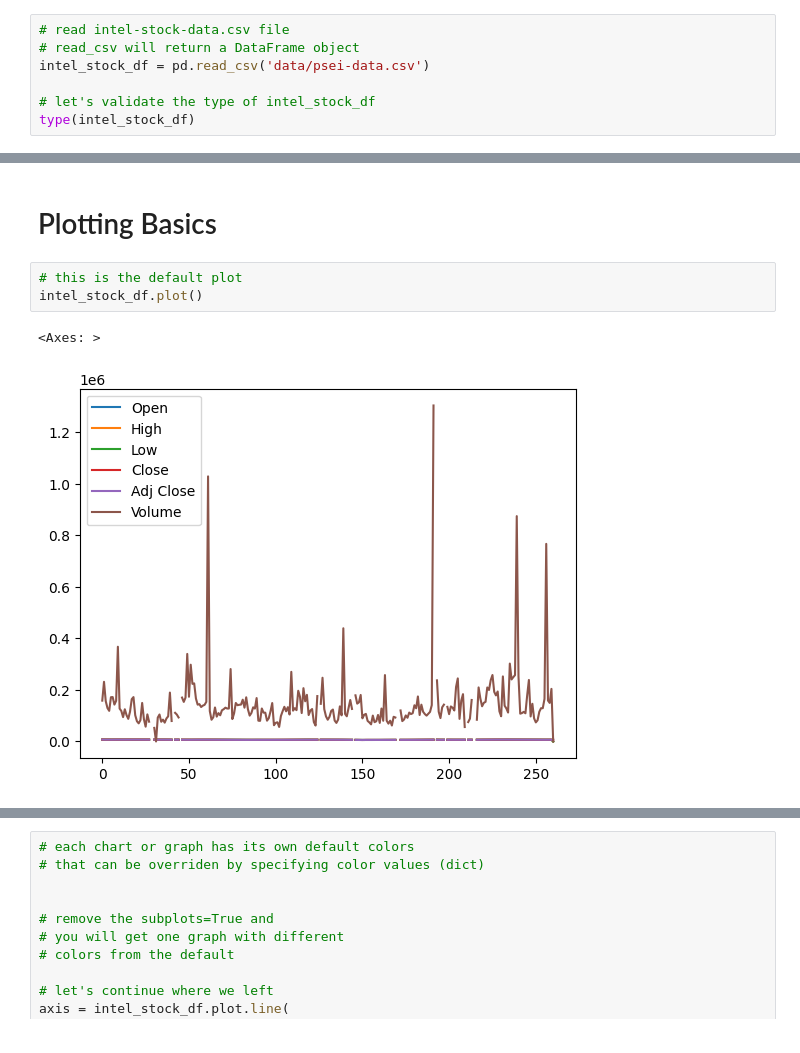
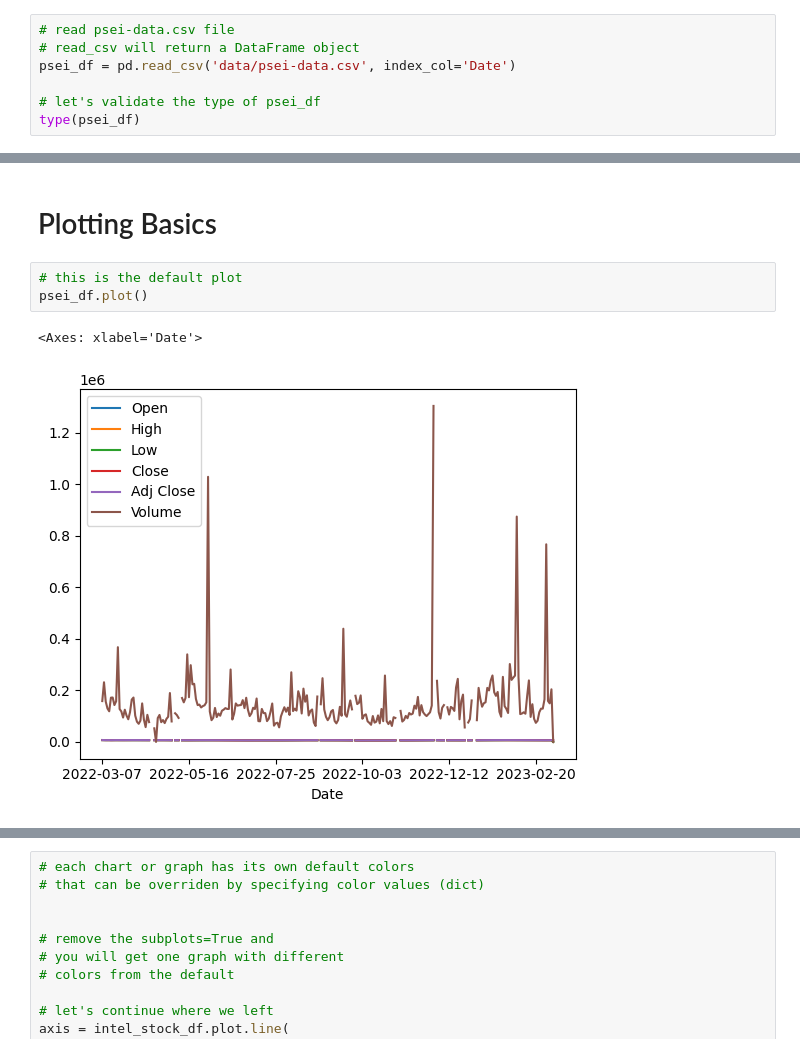
Before and after one commit to moisescujardo/python-projects, a Jupyter notebook: data-science-projects/learning_python_pandas_one_reading_data_and_simple_plots.ipynb, the cells around one changed output, grey strips where cells are left out. Cells and saved outputs as stored; diff of their text form.

```diff
--- a/data-science-projects/learning_python_pandas_one_reading_data_and_simple_plots.ipynb
+++ b/data-science-projects/learning_python_pandas_one_reading_data_and_simple_plots.ipynb
@@ -16,9 +12,9 @@ from matplotlib import pyplot as plt
 # %%
-# read intel-stock-data.csv file
+# read psei-data.csv file
 # read_csv will return a DataFrame object
-intel_stock_df = pd.read_csv('data/psei-data.csv')
+psei_df = pd.read_csv('data/psei-data.csv', index_col='Date')
 
-# let's validate the type of intel_stock_df
-type(intel_stock_df)
+# let's validate the type of psei_df
+type(psei_df)
 # %% [output]
 pandas.core.frame.DataFrame
@@ -177,10 +202,10 @@ intel_stock_df[['Date', 'Open', 'High', 'Low']].head(20)
 # Plotting Basics
 # %%
 # this is the default plot
-intel_stock_df.plot()
+psei_df.plot()
 # %% [output]
-<Axes: >
+<Axes: xlabel='Date'>
-[figure, old version]
+[figure, new version]
 # %%
 # let's try to plot this intel stock data
 # plot line graph from our DataFrame
```
Also changed, not shown: parts of 18 cells of this notebook.
